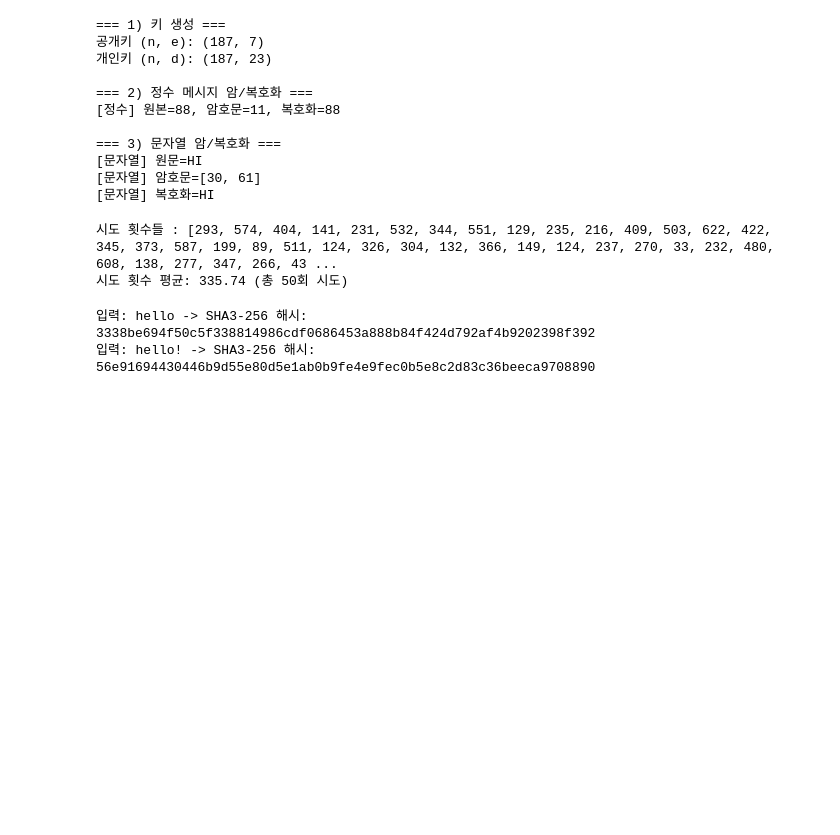
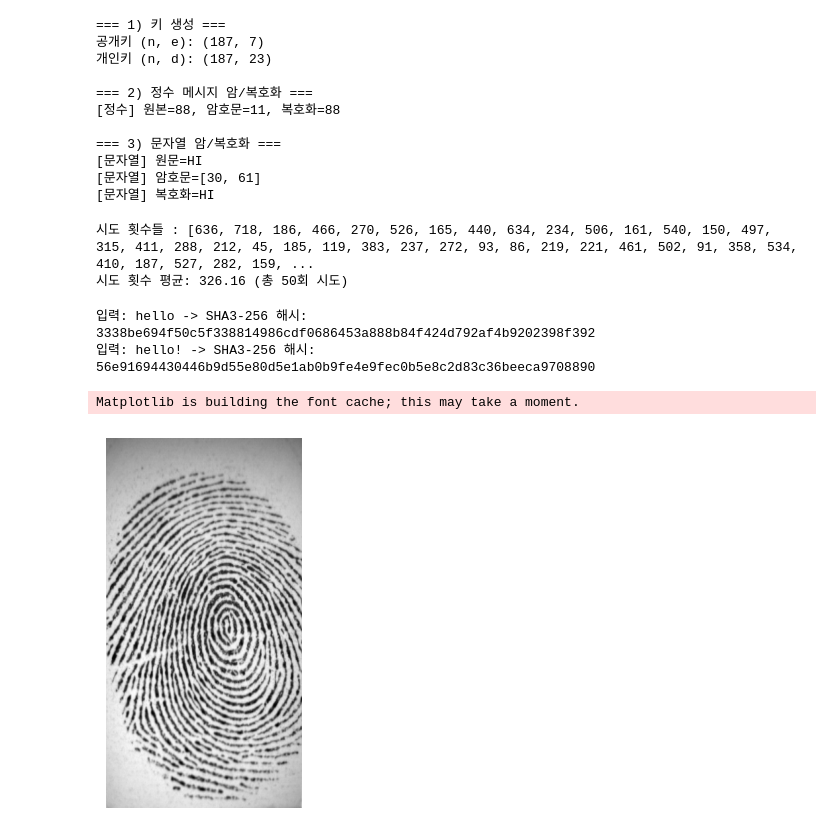
Before and after one commit to Do-heewan/Information_Security, a Jupyter notebook: example.ipynb, the cells around one changed output. Cells and saved outputs as stored; diff of their text form; code cells hidden in the pictures; blank space fills up the shorter version.

```diff
--- a/example.ipynb
+++ b/example.ipynb
@@ -497,7 +497,7 @@ def birthday_attack(max_attempts: int=100000) -> int | None:
     seen = {}
     attempts = 0
     while attempts < max_attempts:
-        message = random_message() # 메세지 길이 설정 (기본값 16)
+        message = random_message(20) # 메세지 길이 설정 (기본값 16)
         sha_256_msg = sha_256(message) # 해시 변환값 (앞 2바이트)
 
         # print(f"원본 메세지 : {message}, 해시 변환값 : {sha_256_msg}")
@@ -537,8 +537,8 @@ def run_simulation(trials: int=50):
 if __name__ == "__main__":
     run_simulation(trials=50)
 # %% [output]
-시도 횟수들 : [293, 574, 404, 141, 231, 532, 344, 551, 129, 235, 216, 409, 503, 622, 422, 345, 373, 587, 199, 89, 511, 124, 326, 304, 132, 366, 149, 124, 237, 270, 33, 232, 480, 608, 138, 277, 347, 266, 43 ...
-시도 횟수 평균: 335.74 (총 50회 시도)
+시도 횟수들 : [636, 718, 186, 466, 270, 526, 165, 440, 634, 234, 506, 161, 540, 150, 497, 315, 411, 288, 212, 45, 185, 119, 383, 237, 272, 93, 86, 219, 221, 461, 502, 91, 358, 534, 410, 187, 527, 282, 159, ...
+시도 횟수 평균: 326.16 (총 50회 시도)
 # %%
 # SHA-3 (Keccak) 해시 함수 구현
 
@@ -557,3 +557,16 @@ for msg in messages:
 # %% [output]
 입력: hello -> SHA3-256 해시: 3338be694f50c5f338814986cdf0686453a888b84f424d792af4b9202398f392
 입력: hello! -> SHA3-256 해시: 56e91694430446b9d55e80d5e1ab0b9fe4e9fec0b5e8c2d83c36beeca9708890
+# %%
+# 지문 인식 실습
+
+import cv2
+import matplotlib.pyplot as plt
+
+img = cv2.imread('7주차/DB2_B/101_1.tif', cv2.IMREAD_GRAYSCALE)
+plt.imshow(img, cmap='gray')
+plt.axis('off')
+plt.show()
+# %% [output]
+Matplotlib is building the font cache; this may take a moment.
+[figure, added]
```
Also changed, not shown: parts of 4 cells of this notebook.
